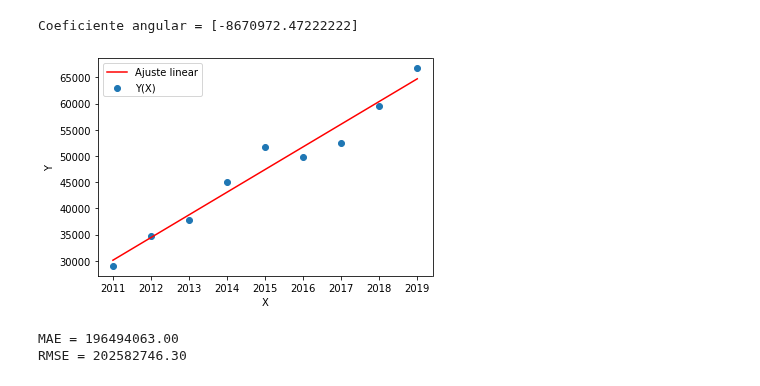
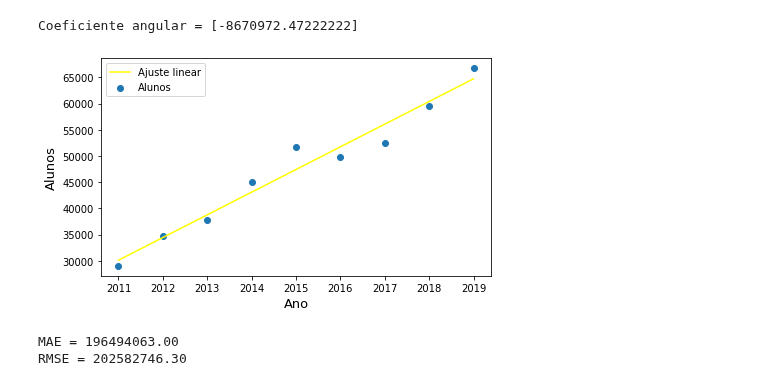
Before and after one commit to roxacarv/edulearn, a Jupyter notebook: regressão_linear/regressão_edulearn.ipynb, the cells around one changed output. Cells and saved outputs as stored; diff of their text form; code cells hidden in the pictures.

```diff
--- a/regressão_linear/regressão_edulearn.ipynb
+++ b/regressão_linear/regressão_edulearn.ipynb
@@ -95,13 +97,14 @@ Coeficiente angular = [-8670972.47222222]
 def predição(x, coef_angular, coef_linear):
   return coef_angular*x + coef_linear
 # %%
-plt.scatter(x,y,label='Y(X)');
-plt.plot(x,predição(x, coef_angular, coef_linear),label='Ajuste linear',color='red');
-plt.xlabel('X');
-plt.ylabel('Y');
-plt.legend();
+plt.figure(figsize =(7, 4))
+plt.scatter(x,y,label='Alunos', cmap='crest')
+plt.plot(x,predição(x, coef_angular, coef_linear),label='Ajuste linear',color='yellow')
+plt.xlabel('Ano', fontsize = 13), plt.ylabel('Alunos', fontsize = 13)
+plt.legend()
+plt.savefig('ajuste_linear.png', transparent = True)
 # %% [output]
-[figure, old version]
+[figure, new version]
 # %%
 from sklearn.metrics import mean_absolute_error,mean_squared_error
 
```
Also changed, not shown: parts of 5 cells of this notebook.
